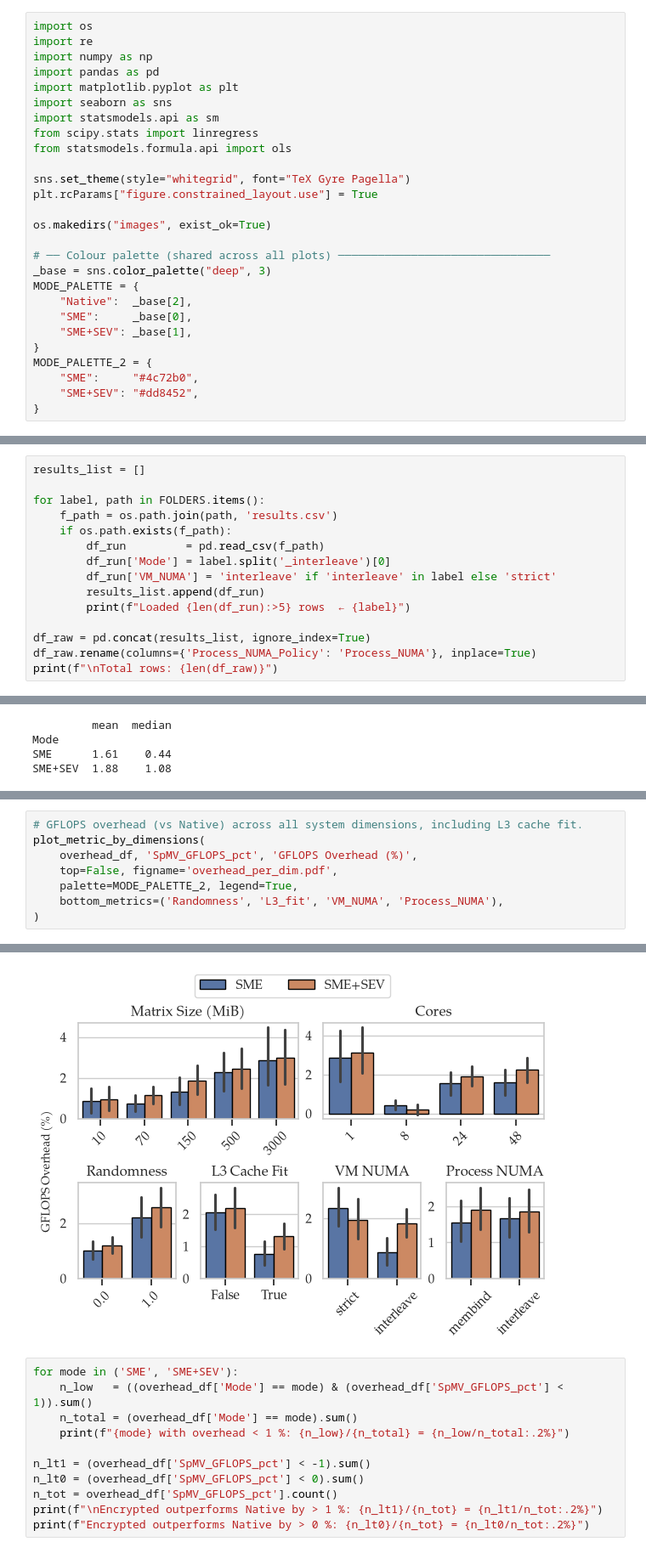
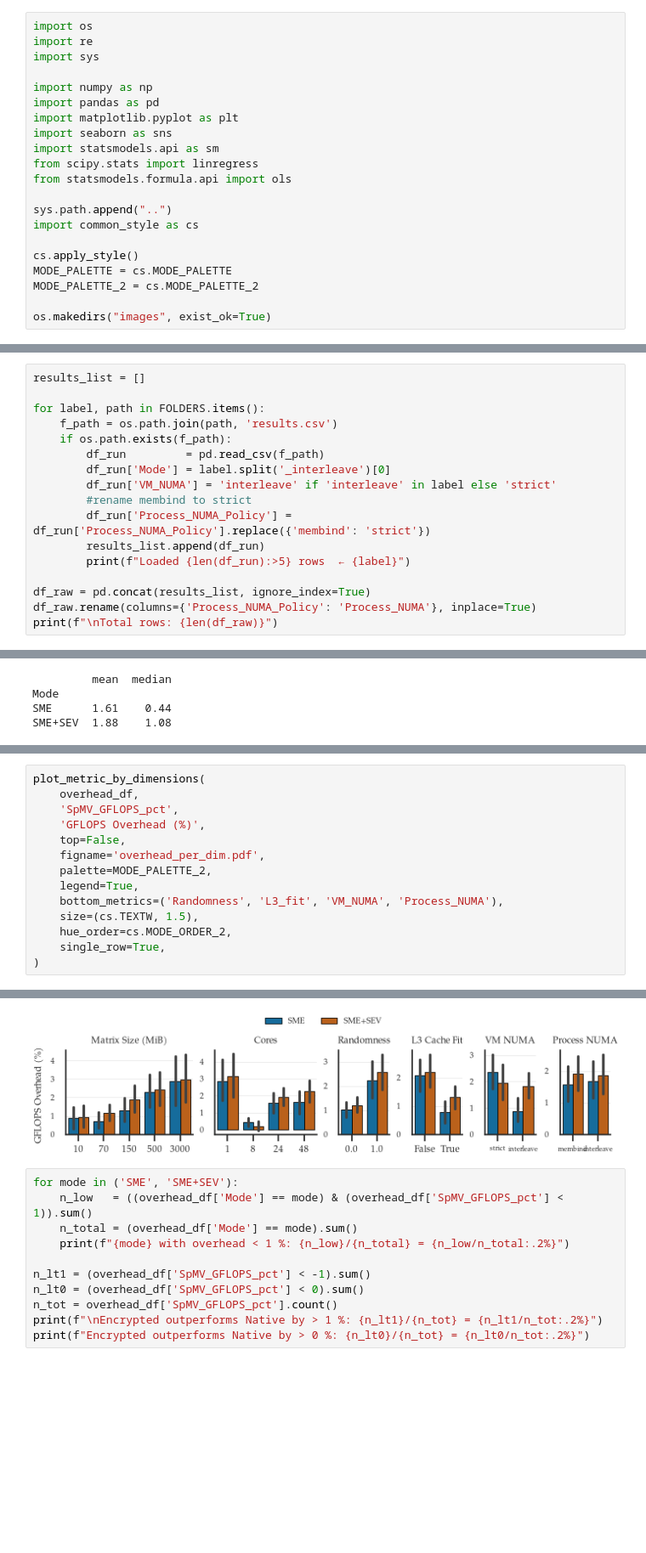
Before and after one commit to engelsm/AMD-CC-Perf, a Jupyter notebook: benchmark/spmv/spmv_analysis.ipynb, the cells around one changed output, grey strips where cells are left out. Shown at 85% size. Saved outputs shown, nothing was run; the diff lists cells and outputs as text; blank space fills up the shorter version.

```diff
--- a/benchmark/spmv/spmv_analysis.ipynb
+++ b/benchmark/spmv/spmv_analysis.ipynb
@@ -35,6 +35,8 @@ Imports, paths, and shared helpers used throughout the notebook.
 # %%
 import os
 import re
+import sys
+
 import numpy as np
 import pandas as pd
 import matplotlib.pyplot as plt
@@ -43,22 +45,14 @@ import statsmodels.api as sm
 from scipy.stats import linregress
 from statsmodels.formula.api import ols
 
-sns.set_theme(style="whitegrid", font="TeX Gyre Pagella")
-plt.rcParams["figure.constrained_layout.use"] = True
+sys.path.append("..")
+import common_style as cs
+
+cs.apply_style()
+MODE_PALETTE = cs.MODE_PALETTE
+MODE_PALETTE_2 = cs.MODE_PALETTE_2
 
 os.makedirs("images", exist_ok=True)
-
-# ── Colour palette (shared across all plots) ────────────────────────────────
-_base = sns.color_palette("deep", 3)
-MODE_PALETTE = {
-    "Native":  _base[2],
-    "SME":     _base[0],
-    "SME+SEV": _base[1],
-}
-MODE_PALETTE_2 = {
-    "SME":     "#4c72b0",
-    "SME+SEV": "#dd8452",
-}
 # %%
 # ── File paths ───────────────────────────────────────────────────────────────
 matrix_path  = "../../matrices/spmv"
@@ -406,6 +400,8 @@ for label, path in FOLDERS.items():
         df_run         = pd.read_csv(f_path)
         df_run['Mode'] = label.split('_interleave')[0]
         df_run['VM_NUMA'] = 'interleave' if 'interleave' in label else 'strict'
+        #rename membind to strict
+        df_run['Process_NUMA_Policy'] = df_run['Process_NUMA_Policy'].replace({'membind': 'strict'})
         results_list.append(df_run)
         print(f"Loaded {len(df_run):>5} rows  ← {label}")
 
@@ -829,30 +899,36 @@ plt.show()
 # %%
-# GFLOPS overhead (vs Native) across all system dimensions, including L3 cache fit.
 plot_metric_by_dimensions(
-    overhead_df, 'SpMV_GFLOPS_pct', 'GFLOPS Overhead (%)',
-    top=False, figname='overhead_per_dim.pdf',
-    palette=MODE_PALETTE_2, legend=True,
+    overhead_df,
+    'SpMV_GFLOPS_pct',
+    'GFLOPS Overhead (%)',
+    top=False,
+    figname='overhead_per_dim.pdf',
+    palette=MODE_PALETTE_2,
+    legend=True,
     bottom_metrics=('Randomness', 'L3_fit', 'VM_NUMA', 'Process_NUMA'),
+    size=(cs.TEXTW, 1.5),
+    hue_order=cs.MODE_ORDER_2,
+    single_row=True,
 )
 # %% [output]
 → MB:
 Mode  SME  SME+SEV
 MB
 10    0.9      1.0
 70    0.7      1.2
 150   1.3      1.9
 500   2.3      2.4
 3000  2.9      3.0
 ------------------------------------------------------------
 → Cores:
 Mode   SME  SME+SEV
 Cores
 ... (25 lines left out)
 Process_NUMA
 membind       1.6      1.9
 interleave    1.7      1.9
 ------------------------------------------------------------
-[figure, old version]
+[figure, new version]
 # %%
 for mode in ('SME', 'SME+SEV'):
     n_low   = ((overhead_df['Mode'] == mode) & (overhead_df['SpMV_GFLOPS_pct'] < 1)).sum()
```
Also changed, not shown: parts of 17 cells of this notebook, 5 other files.
